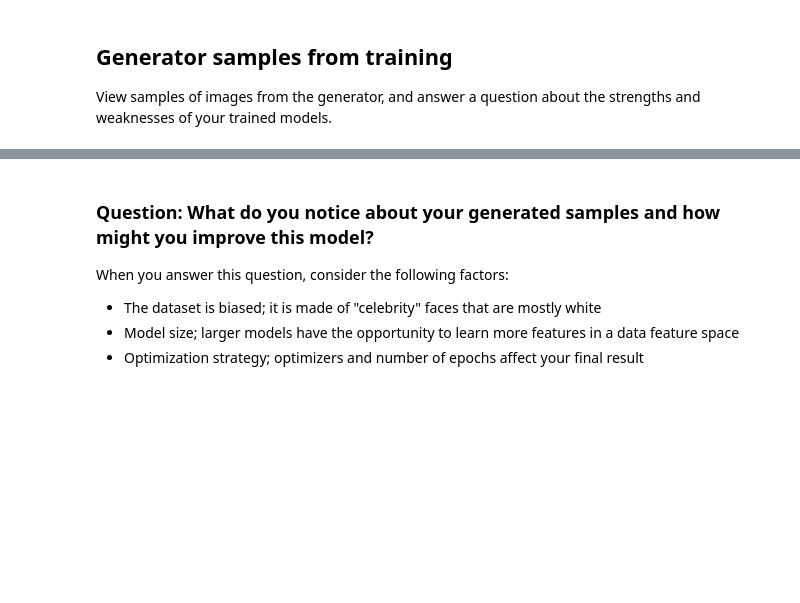
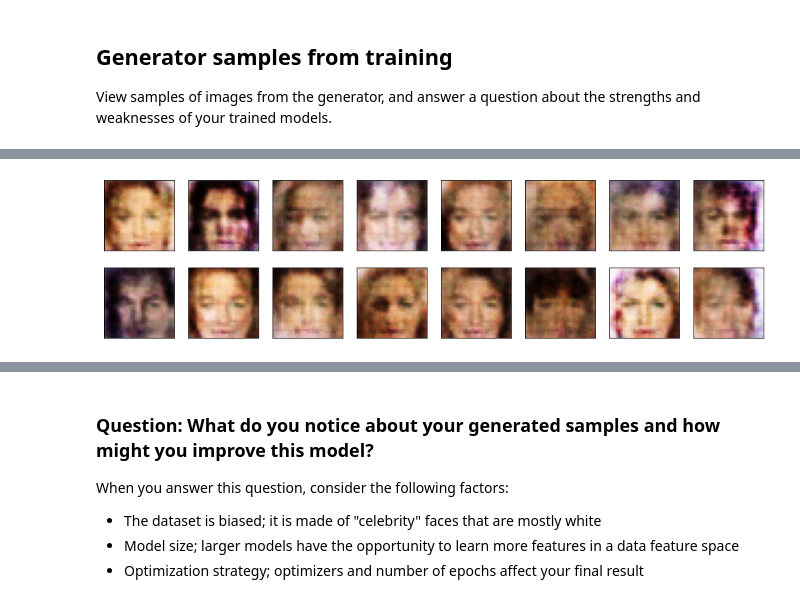
Before and after one commit to szimon/udacity-projects, a Jupyter notebook: deep-learning-nano-degree/face-generation/dlnd_face_generation.ipynb, the cells around one changed output, grey strips where cells are left out. Saved outputs shown, nothing was run; the diff lists cells and outputs as text; code cells hidden in the pictures; blank space fills up the shorter version.

```diff
--- a/deep-learning-nano-degree/face-generation/dlnd_face_generation.ipynb
+++ b/deep-learning-nano-degree/face-generation/dlnd_face_generation.ipynb
@@ -669,3 +674,7 @@ _ = view_samples(0, samples)
+# %%
+ _ = view_samples(int(len(samples) * .15), samples)
+# %% [output]
+[figure, added]
 # %%
  _ = view_samples(int(len(samples) * .2), samples)
 # %% [output]
```
Also changed, not shown: parts of 14 cells of this notebook, 1 other file.
